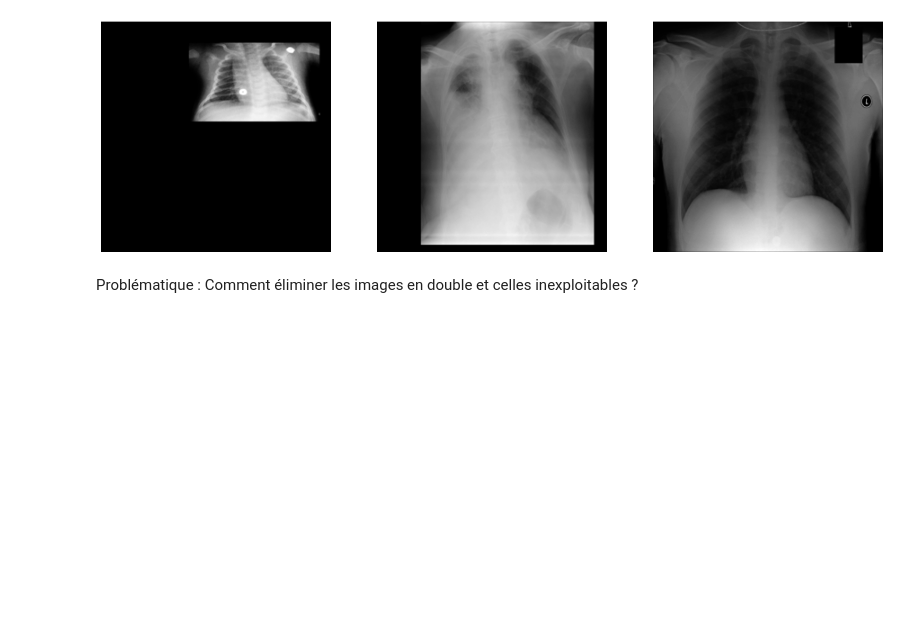
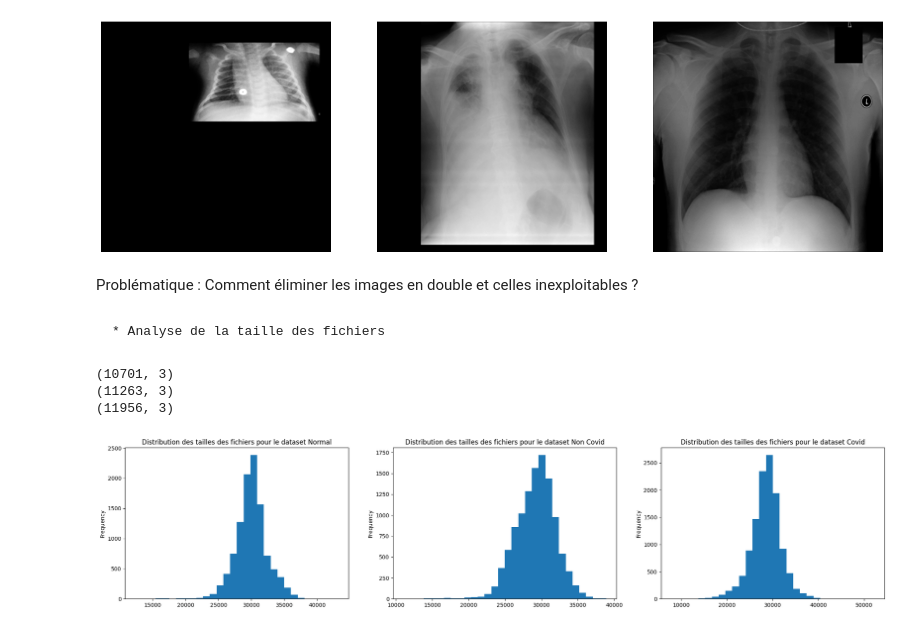
Before and after one commit to AudreyAribaud/-github_actions, a Jupyter notebook: dataviz.ipynb, the cells around one changed output. Cells and saved outputs as stored; diff of their text form; code cells hidden in the pictures; blank space fills up the shorter version.

Commit message:
Kaggle Notebook | DataViz | Version 11

```diff
--- a/dataviz.ipynb
+++ b/dataviz.ipynb
@@ -328,3 +365,61 @@ plt.axis('off');
 # %% [markdown]
 Problématique :
 Comment éliminer les images en double et celles inexploitables ?
+# %% [markdown]
+    * Analyse de la taille des fichiers
+# %%
+# on récupère l'ensemble des images pour chaque classe
+def fill_size_data(path):
+    data = []
+    for file in os.listdir(path):
+        if not file.startswith("."):
+            file_path = os.path.join(path, file)
+            if os.path.isfile(file_path):
+                size = os.path.getsize(file_path)
+                image = cv2.imread(file_path)
+                laplacian_var = cv2.Laplacian(image, cv2.CV_64F).var()
+                data.append({"Fichier": file, "Taille": size, "Laplacienne": laplacian_var})
+    return data
+
+
+normal_path = path_data + "Train/Normal/images/"
+normal_data = fill_size_data(normal_path)
+normal_path = path_data + "Val/Normal/images/"
+normal_data += fill_size_data(normal_path)
+normal_path = path_data + "Test/Normal/images/"
+normal_data += fill_size_data(normal_path)
+noncovid_path = path_data + "Train/Non-COVID/images/"
+noncovid_data = fill_size_data(noncovid_path)
+noncovid_path = path_data + "Val/Non-COVID/images/"
+noncovid_data += fill_size_data(noncovid_path)
+noncovid_path = path_data + "Test/Non-COVID/images/"
+noncovid_data += fill_size_data(noncovid_path)
+covid_path = path_data + "Train/COVID-19/images/"
+covid_data = fill_size_data(covid_path)
+covid_path = path_data + "Val/COVID-19/images/"
+covid_data += fill_size_data(covid_path)
+covid_path = path_data + "Test/COVID-19/images/"
+covid_data += fill_size_data(covid_path)
+
+
+df_normal = pd.DataFrame(normal_data)
+df_noncovid = pd.DataFrame(noncovid_data)
+df_covid = pd.DataFrame(covid_data)
+
+# On vérifie qu'on a bien tous les images
+print(df_normal.shape)
+print(df_noncovid.shape)
+print(df_covid.shape)
+# %% [output]
+(10701, 3)
+(11263, 3)
+(11956, 3)
+# %%
+# on affiche la distribution
+fig, axes = plt.subplots(1, 3, figsize=(25, 5))
+
+df_normal['Taille'].plot(kind='hist', bins=30, title='Distribution des tailles des fichiers pour le dataset Normal', ax=axes[0])
+df_noncovid['Taille'].plot(kind='hist', bins=30, title='Distribution des tailles des fichiers pour le dataset Non Covid', ax=axes[1])
+df_covid['Taille'].plot(kind='hist', bins=30, title='Distribution des tailles des fichiers pour le dataset Covid', ax=axes[2]);
+# %% [output]
+[figure, added]
```
Also changed, not shown: parts of 16 cells of this notebook.
